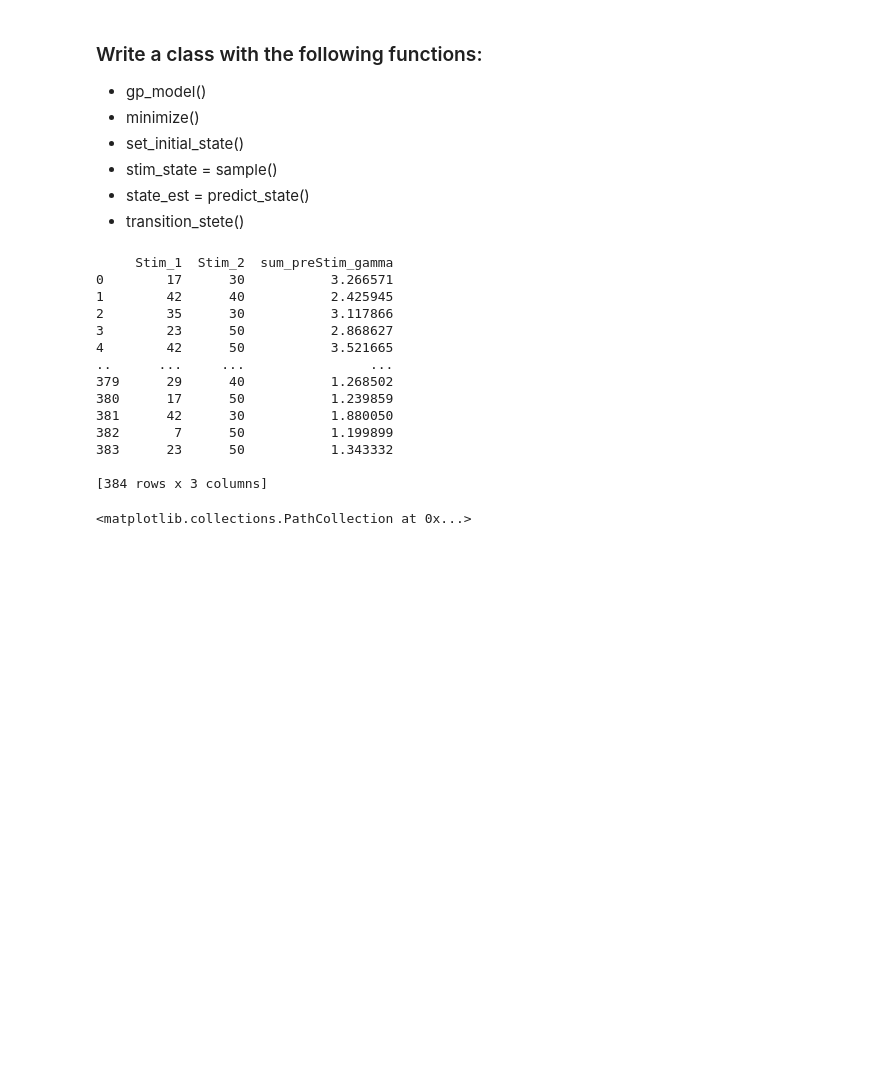
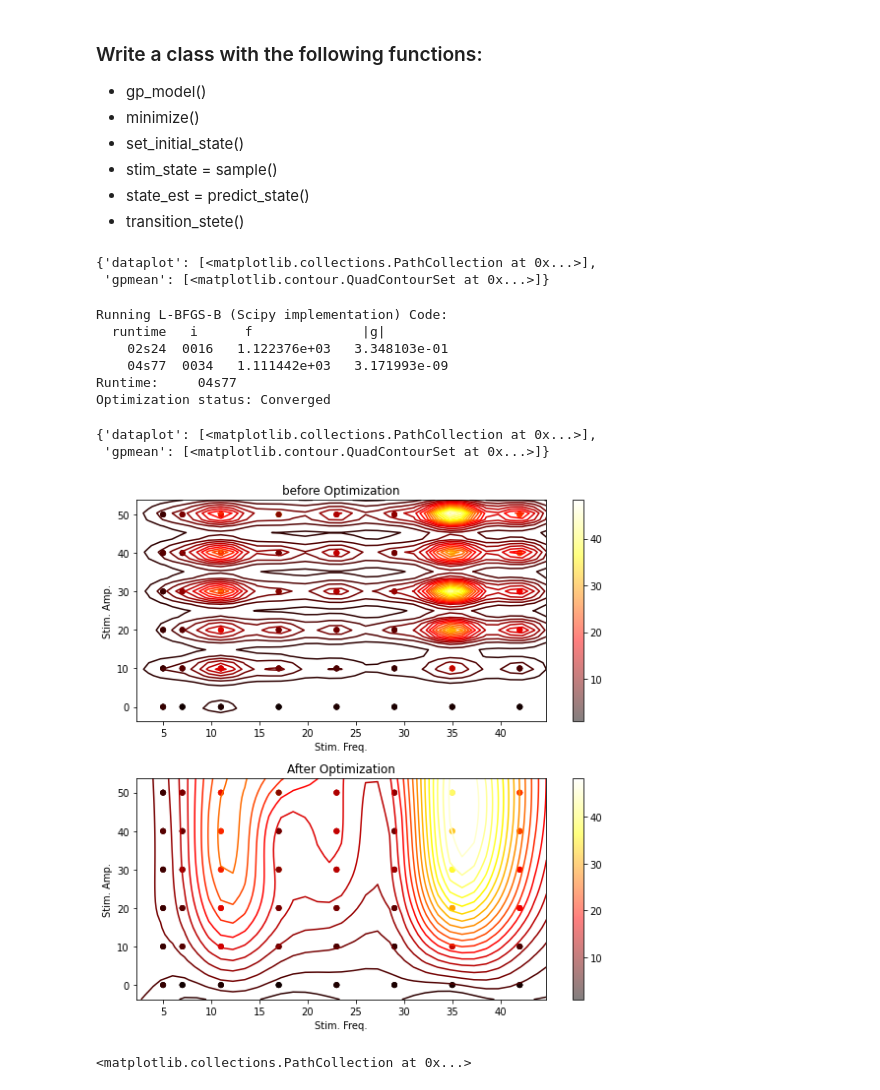
Before and after one commit to Simurgh818/NeuroGaussianProcess, a Jupyter notebook: state_dr_gp.ipynb, the cells around one changed output. Drawn from its saved outputs; the diff is of its cells as text; code cells hidden in the pictures; blank space fills up the shorter version.

```diff
--- a/state_dr_gp.ipynb
+++ b/state_dr_gp.ipynb
@@ -42,22 +85,26 @@ class state_dr_gp:
 # %%
 model = state_dr_gp()
-x, y = model.gp_model(path)
-print(x)
+CA1_df = pd.read_csv(path)
+U1 = CA1_df.iloc[:,  0:2]
+X0_coords = np.arange(33,52)
+data = np.sum(CA1_df.iloc[:, X0_coords], axis=1)
+X0_psd = pd.DataFrame(data=data, columns=['sum_preStim_gamma'])
+X0_psd = X0_psd*1e10
+
+x, y, trained_model = model.gp_model(path)
+# print(x)
 # %% [output]
-     Stim_1  Stim_2  sum_preStim_gamma
-0        17      30           3.266571
-1        42      40           2.425945
-2        35      30           3.117866
-3        23      50           2.868627
-4        42      50           3.521665
-..      ...     ...                ...
-379      29      40           1.268502
-380      17      50           1.239859
-381      42      30           1.880050
-382       7      50           1.199899
-383      23      50           1.343332
-
-[384 rows x 3 columns]
+{'dataplot': [<matplotlib.collections.PathCollection at 0x...>],
+ 'gpmean': [<matplotlib.contour.QuadContourSet at 0x...>]}
+Running L-BFGS-B (Scipy implementation) Code:
+  runtime   i      f              |g|
+    02s24  0016   1.122376e+03   3.348103e-01
+    04s77  0034   1.111442e+03   3.171993e-09
+Runtime:     04s77
+Optimization status: Converged
+{'dataplot': [<matplotlib.collections.PathCollection at 0x...>],
+ 'gpmean': [<matplotlib.contour.QuadContourSet at 0x...>]}
+[figure, added]
 # %%
 plt.scatter(x['Stim_1'],y)
 # %% [output]
```
Also changed, not shown: parts of 4 cells of this notebook.
